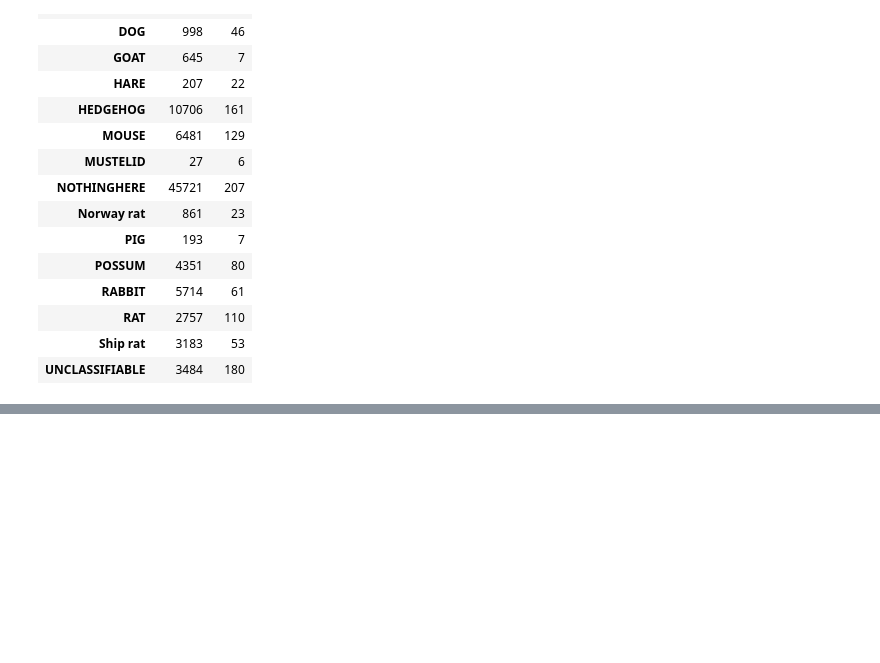
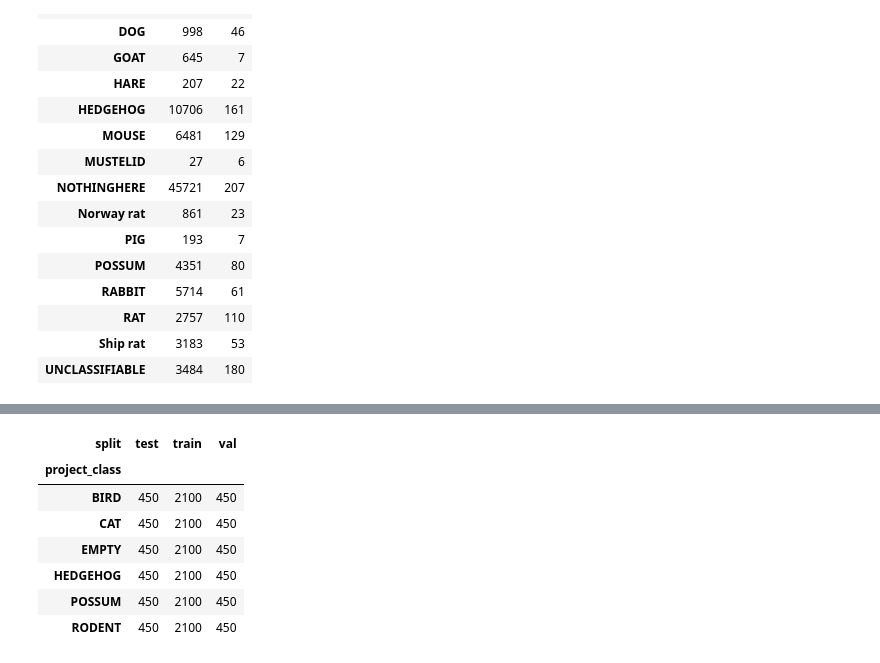
Before and after one commit to elodie-wu/ai-predator-early-warning, a Jupyter notebook: notebooks/01_prepare_dataset.ipynb, the cells around one changed output, grey strips where cells are left out. Drawn from its saved outputs; the diff is of its cells as text; code cells hidden in the pictures; blank space fills up the shorter version.

```diff
--- a/notebooks/01_prepare_dataset.ipynb
+++ b/notebooks/01_prepare_dataset.ipynb
@@ -133,0 +226,16 @@ label_summary
+# %%
+N_PER_CLASS = 3000
+RANDOM_STATE = 42
+
+selected_parts = []
+
+for cls, group in project_df.groupby("project_class"):
+    sampled = group.sample(
+        n=N_PER_CLASS,
+        random_state=RANDOM_STATE
+    )
+    selected_parts.append(sampled)
+
+selected_df = pd.concat(selected_parts, ignore_index=True)
+
+selected_df["project_class"].value_counts()
@@ -133,0 +503,66 @@ label_summary
+# %%
+RANDOM_STATE = 42
+
+def sample_per_class(data, n_per_class, random_state):
+    sampled_parts = []
+
+    for cls in PROJECT_CLASSES:
+        class_data = data[
+            data["project_class"] == cls
+        ]
+
+        sampled = class_data.sample(
+            n=n_per_class,
+            random_state=random_state
+        )
+
+        sampled_parts.append(sampled)
+
+    return pd.concat(
+        sampled_parts,
+        ignore_index=True
+    )
+
+train_df = sample_per_class(
+    train_pool,
+    n_per_class=TRAIN_PER_CLASS,
+    random_state=RANDOM_STATE
+)
+
+val_df = sample_per_class(
+    val_pool,
+    n_per_class=VAL_PER_CLASS,
+    random_state=RANDOM_STATE
+)
+
+test_df = sample_per_class(
+    test_pool,
+    n_per_class=TEST_PER_CLASS,
+    random_state=RANDOM_STATE
+)
+
+train_df["split"] = "train"
+val_df["split"] = "val"
+test_df["split"] = "test"
+
+selected_df = pd.concat(
+    [train_df, val_df, test_df],
+    ignore_index=True
+)
+
+
+final_summary = pd.crosstab(
+    selected_df["project_class"],
+    selected_df["split"]
+)
+
+final_summary
+# %% [output]
+| split | test | train | val |
+| project_class |  |  |  |
+| BIRD | 450 | 2100 | 450 |
+| CAT | 450 | 2100 | 450 |
+| EMPTY | 450 | 2100 | 450 |
+| HEDGEHOG | 450 | 2100 | 450 |
+| POSSUM | 450 | 2100 | 450 |
+| RODENT | 450 | 2100 | 450 |
```
Also changed, not shown: parts of 42 cells of this notebook, 5 other files.
